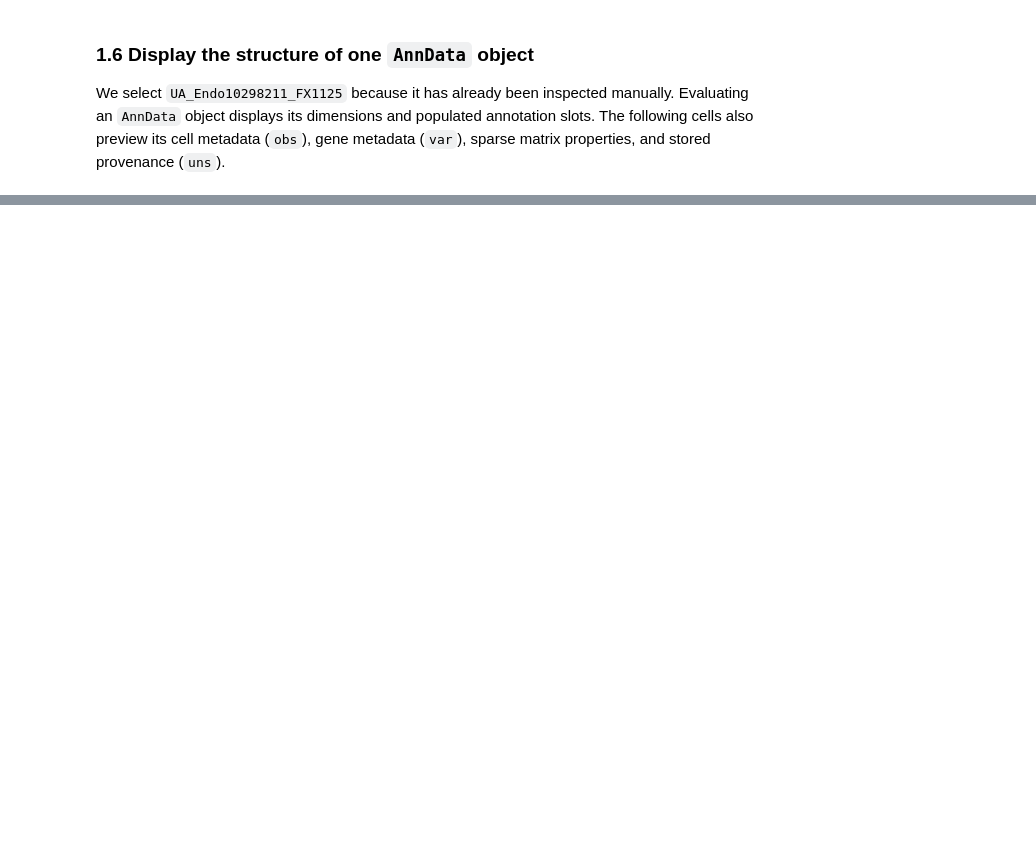
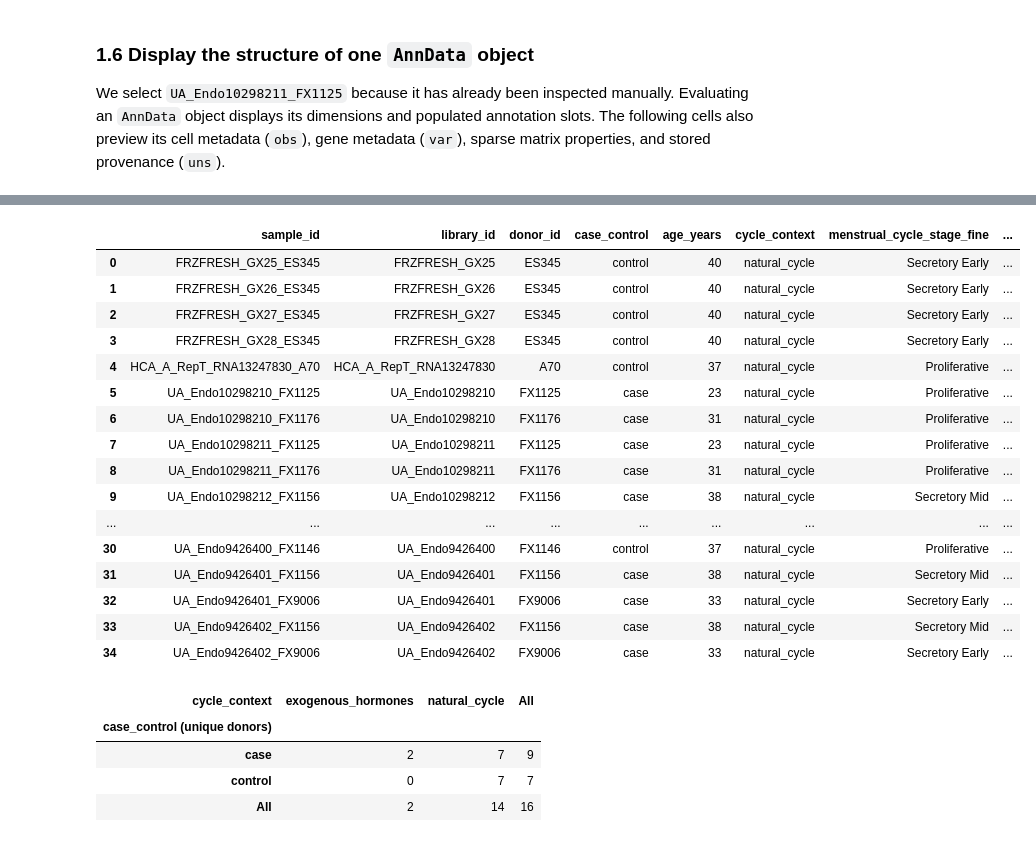
Before and after one commit to alesgarces/endometriosis_study, a Jupyter notebook: code/notebooks/endometriosis_scRNAseq_analysis.ipynb, the cells around one changed output, grey strips where cells are left out. Drawn from its saved outputs; the diff is of its cells as text; code cells hidden in the pictures; blank space fills up the shorter version.

```diff
--- a/code/notebooks/endometriosis_scRNAseq_analysis.ipynb
+++ b/code/notebooks/endometriosis_scRNAseq_analysis.ipynb
@@ -233,0 +390,48 @@ display(example_adata.uns)
+# %%
+METADATA_PREVIEW_COLUMNS = [
+    "sample_id",
+    "library_id",
+    "donor_id",
+    "case_control",
+    "age_years",
+    "cycle_context",
+    "menstrual_cycle_stage_fine",
+    "hormonal_treatment",
+    "endometriosis_stage",
+    "endometrial_pathology",
+    "tissue_location",
+]
+
+display(sample_metadata[METADATA_PREVIEW_COLUMNS])
+
+donor_metadata = sample_metadata.drop_duplicates("donor_id")
+donor_design = pd.crosstab(
+    donor_metadata["case_control"],
+    donor_metadata["cycle_context"],
+    margins=True,
+)
+donor_design.index.name = "case_control (unique donors)"
+display(donor_design)
+# %% [output]
+|  | sample_id | library_id | donor_id | case_control | age_years | cycle_context | menstrual_cycle_stage_fine | ... |
+| 0 | FRZFRESH_GX25_ES345 | FRZFRESH_GX25 | ES345 | control | 40 | natural_cycle | Secretory Early | ... |
+| 1 | FRZFRESH_GX26_ES345 | FRZFRESH_GX26 | ES345 | control | 40 | natural_cycle | Secretory Early | ... |
+| 2 | FRZFRESH_GX27_ES345 | FRZFRESH_GX27 | ES345 | control | 40 | natural_cycle | Secretory Early | ... |
+| 3 | FRZFRESH_GX28_ES345 | FRZFRESH_GX28 | ES345 | control | 40 | natural_cycle | Secretory Early | ... |
+| 4 | HCA_A_RepT_RNA13247830_A70 | HCA_A_RepT_RNA13247830 | A70 | control | 37 | natural_cycle | Proliferative | ... |
+| 5 | UA_Endo10298210_FX1125 | UA_Endo10298210 | FX1125 | case | 23 | natural_cycle | Proliferative | ... |
+| 6 | UA_Endo10298210_FX1176 | UA_Endo10298210 | FX1176 | case | 31 | natural_cycle | Proliferative | ... |
+| 7 | UA_Endo10298211_FX1125 | UA_Endo10298211 | FX1125 | case | 23 | natural_cycle | Proliferative | ... |
+| 8 | UA_Endo10298211_FX1176 | UA_Endo10298211 | FX1176 | case | 31 | natural_cycle | Proliferative | ... |
+| 9 | UA_Endo10298212_FX1156 | UA_Endo10298212 | FX1156 | case | 38 | natural_cycle | Secretory Mid | ... |
+| ... | ... | ... | ... | ... | ... | ... | ... | ... |
+| 30 | UA_Endo9426400_FX1146 | UA_Endo9426400 | FX1146 | control | 37 | natural_cycle | Proliferative | ... |
+| 31 | UA_Endo9426401_FX1156 | UA_Endo9426401 | FX1156 | case | 38 | natural_cycle | Secretory Mid | ... |
+| 32 | UA_Endo9426401_FX9006 | UA_Endo9426401 | FX9006 | case | 33 | natural_cycle | Secretory Early | ... |
+| 33 | UA_Endo9426402_FX1156 | UA_Endo9426402 | FX1156 | case | 38 | natural_cycle | Secretory Mid | ... |
+| 34 | UA_Endo9426402_FX9006 | UA_Endo9426402 | FX9006 | case | 33 | natural_cycle | Secretory Early | ... |
+| cycle_context | exogenous_hormones | natural_cycle | All |
+| case_control (unique donors) |  |  |  |
+| case | 2 | 7 | 9 |
+| control | 0 | 7 | 7 |
+| All | 2 | 14 | 16 |
```
Also changed, not shown: parts of 15 cells of this notebook, 2 other files.
